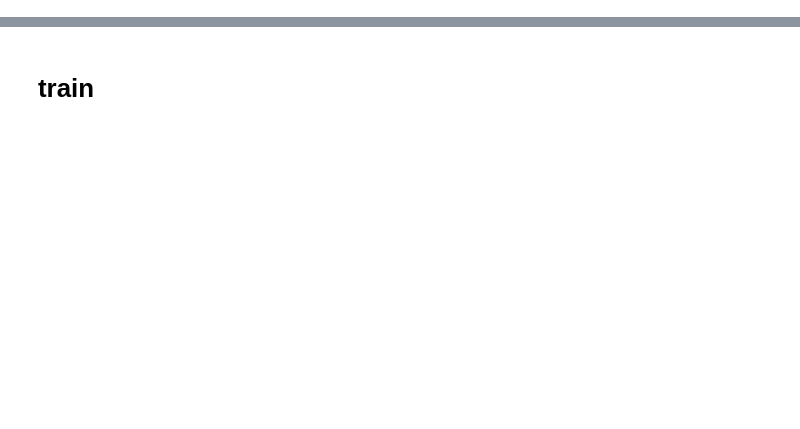
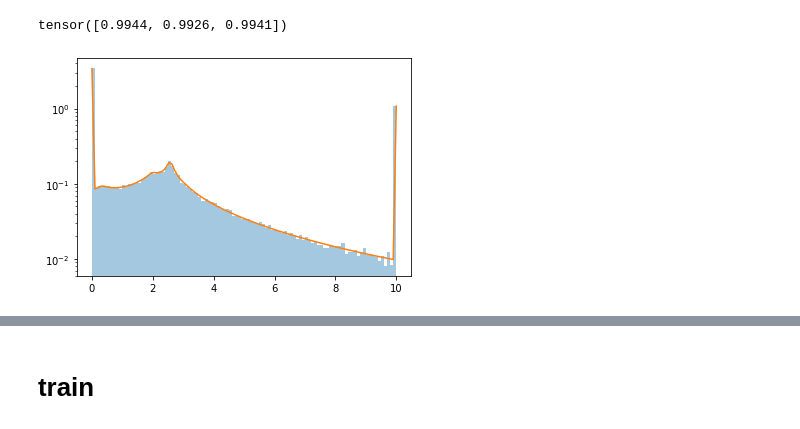
Before and after one commit to Intelligent-Instruments-Lab/iil-python-tools, a Jupyter notebook: notebook/midi.ipynb, the cells around one changed output, grey strips where cells are left out. Saved outputs shown, nothing was run; the diff lists cells and outputs as text; code cells hidden in the pictures; blank space fills up the shorter version.

```diff
--- a/notebook/midi.ipynb
+++ b/notebook/midi.ipynb
@@ -58,0 +61,26 @@ plt.scatter(batch['time'][i].cumsum(0), batch['pitch'][i])
+# %%
+b = 3
+n = 5
+r = 0.1
+lo, hi = 0, 10
+
+bins = int((hi-lo)/r)
+
+dist = CensoredMixturePointyBoi(n, r, lo, hi)
+
+with torch.no_grad():
+    h = torch.randn(b, n*3) + 1
+    x = torch.linspace(lo,hi,bins)[...,None]
+    samps = dist.sample(h, 100_000)
+    probs = dist(h, x)['log_prob'].exp()
+
+probs.sum(0)
+# %% [output]
+tensor([0.9944, 0.9926, 0.9941])
+# %%
+i = 0
+sns.distplot(samps[:,i], kde=False, norm_hist=True, bins=bins)
+plt.plot(x[:,0], probs[:,i]/r)
+plt.yscale('log')
+# %% [output]
+[figure, added]
```
Also changed, not shown: parts of 16 cells of this notebook, 1 other file.
